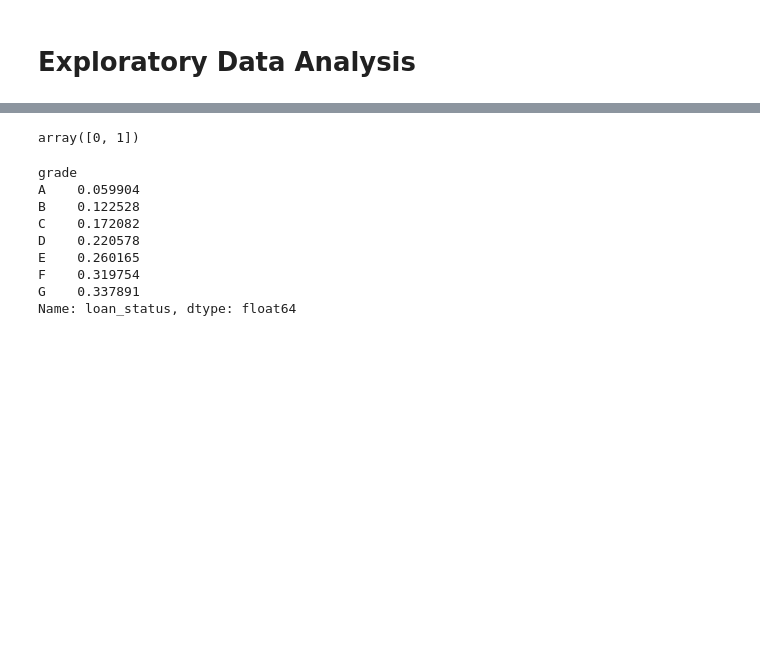
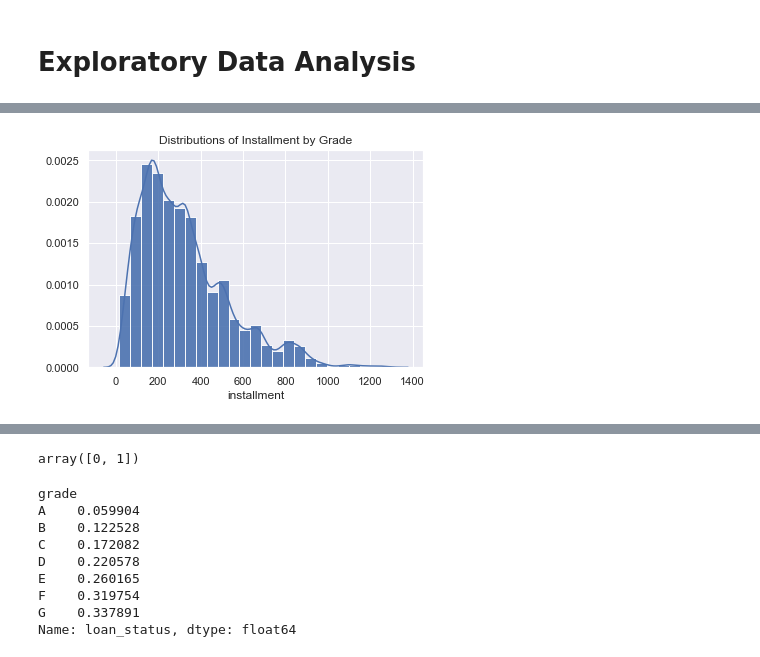
Before and after one commit to emilios1/Loan_classification_Project_1, a Jupyter notebook: Loan Classification Project 1 Notebook for EDA and Inferential Statistics.ipynb, the cells around one changed output, grey strips where cells are left out. Saved outputs shown, nothing was run; the diff lists cells and outputs as text; code cells hidden in the pictures; blank space fills up the shorter version.

```diff
--- a/Loan Classification Project 1 Notebook for EDA and Inferential Statistics.ipynb
+++ b/Loan Classification Project 1 Notebook for EDA and Inferential Statistics.ipynb
@@ -144,0 +152,6 @@ sns.set()
+# %%
+distinst = sns.distplot(df1['installment'], hist_kws={'alpha':0.9}, bins=25)
+distinst.set(title='Distributions of Installment by Grade')
+plt.show()
+# %% [output]
+[figure, added]
```
Also changed, not shown: parts of 35 cells of this notebook.
